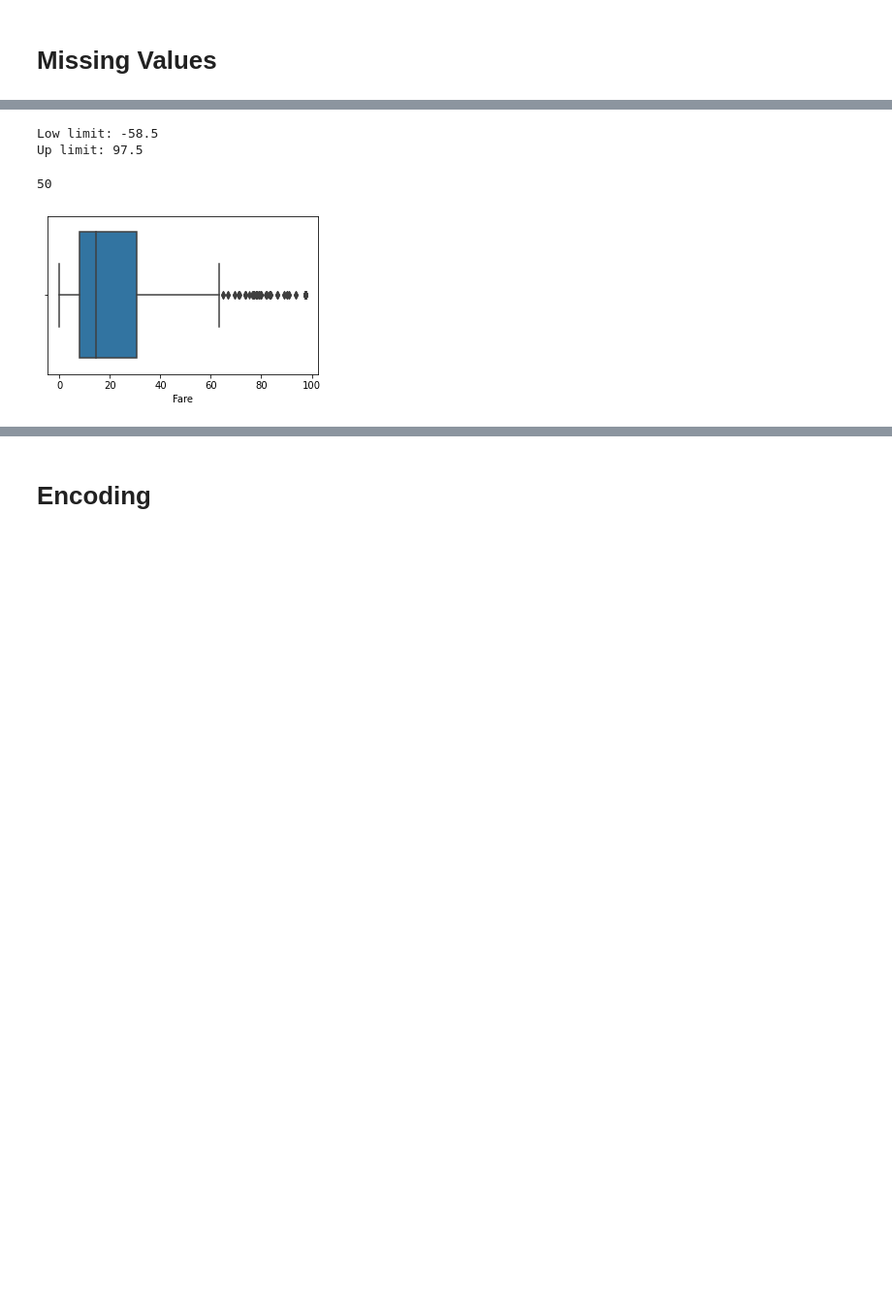
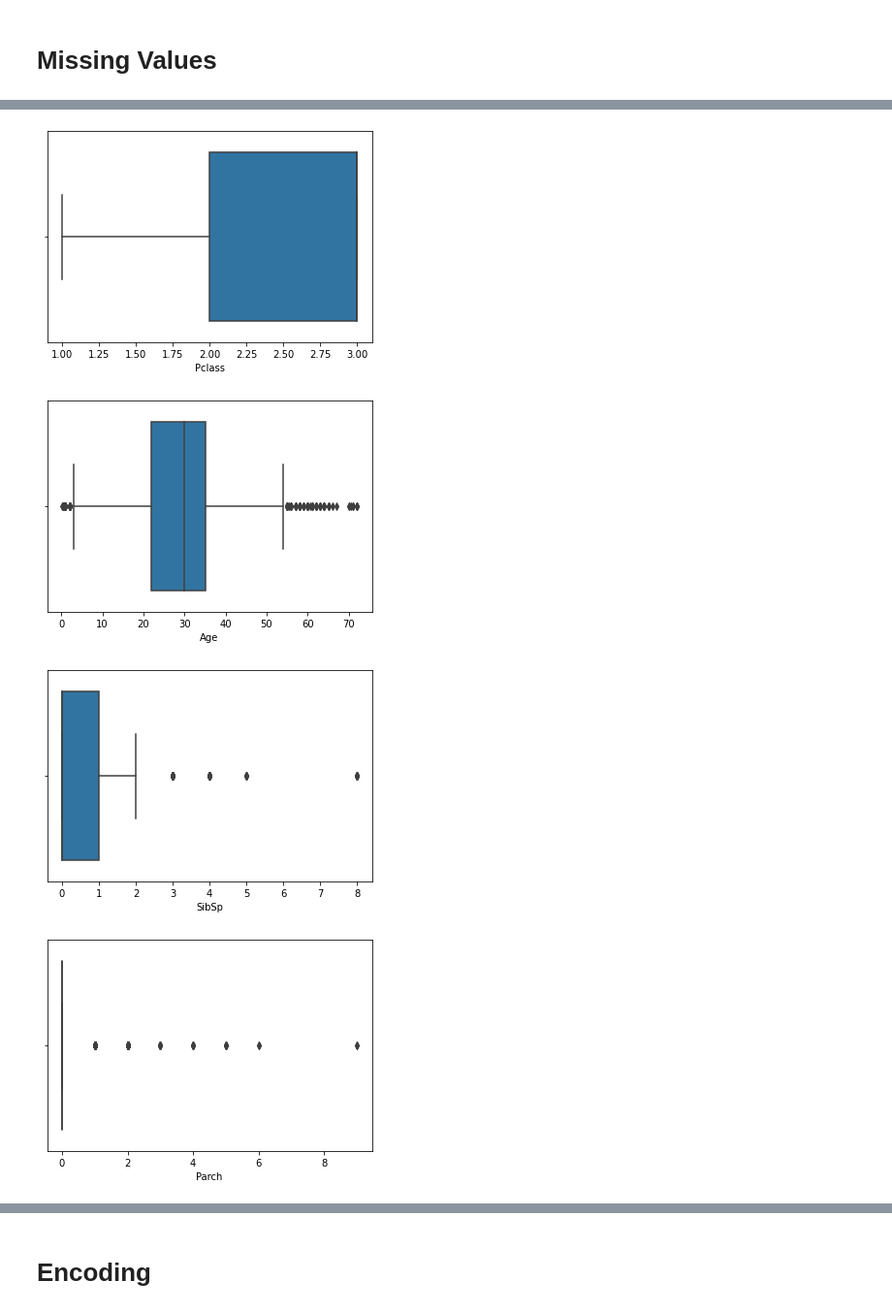
Before and after one commit to DevTeymur/Titanic-Dataset-Prediction-Model, a Jupyter notebook: titanic.ipynb, the cells around one changed output, grey strips where cells are left out. Shown at 97% size. Saved outputs shown, nothing was run; the diff lists cells and outputs as text; code cells hidden in the pictures; blank space fills up the shorter version.

```diff
--- a/titanic.ipynb
+++ b/titanic.ipynb
@@ -311,0 +266,4 @@ Std value of Fare column is high
+# %%
+for col in df._get_numeric_data().columns:
+    sns.boxplot(df[col])
+    plt.show()
@@ -312,14 +276,15 @@ Std value of Fare column is high
 # %%
-quartile1 = train['Fare'].quantile(0)
-quartile3 = train['Fare'].quantile(0.8)
-IQR = quartile3 - quartile1
-up_limit = quartile3 + 1.5 * IQR
-low_limit = quartile1 - 1.5 * IQR
-print(f'Low limit: {low_limit}\nUp limit: {up_limit}')
+def thresholds(dataframe, col_name, q1=0.25, q3=0.85):
+    quartile1 = dataframe[col_name].quantile(q1)
+    quartile3 = dataframe[col_name].quantile(q3)
+    IQR = quartile3 - quartile1
+    up_limit = quartile3 + 1.5 * IQR
+    low_limit = quartile1 - 1.5 * IQR
+    dataframe.loc[(dataframe[col_name] < low_limit), col_name] = low_limit
+    dataframe.loc[(dataframe[col_name] > up_limit), col_name] = up_limit
+    return dataframe
-# %% [output]
-Low limit: -58.5
-Up limit: 97.5
+# %%
+outlier_cols=['Fare', 'Age']
 # %%
-print(train[(train['Fare']<low_limit) | (train['Fare']>up_limit)].shape[0])
+for col in outlier_cols:
+    df=thresholds(df, col)
-# %% [output]
-50
@@ -329,6 +291,9 @@ train.loc[(train['Fare'] > up_limit), 'Fare'] = up_limit
 # %%
-plt.figure(figsize=(5,3))
-sns.boxplot(train['Fare'], data=train)
-plt.show()
+for col in df._get_numeric_data().columns:
+    sns.boxplot(df[col])
+    plt.show()
 # %% [output]
-[figure, old version]
+[figure, new version]
+[figure, added]
+[figure, added]
+[figure, added]
```
Also changed, not shown: parts of 68 cells of this notebook, 1 other file.
